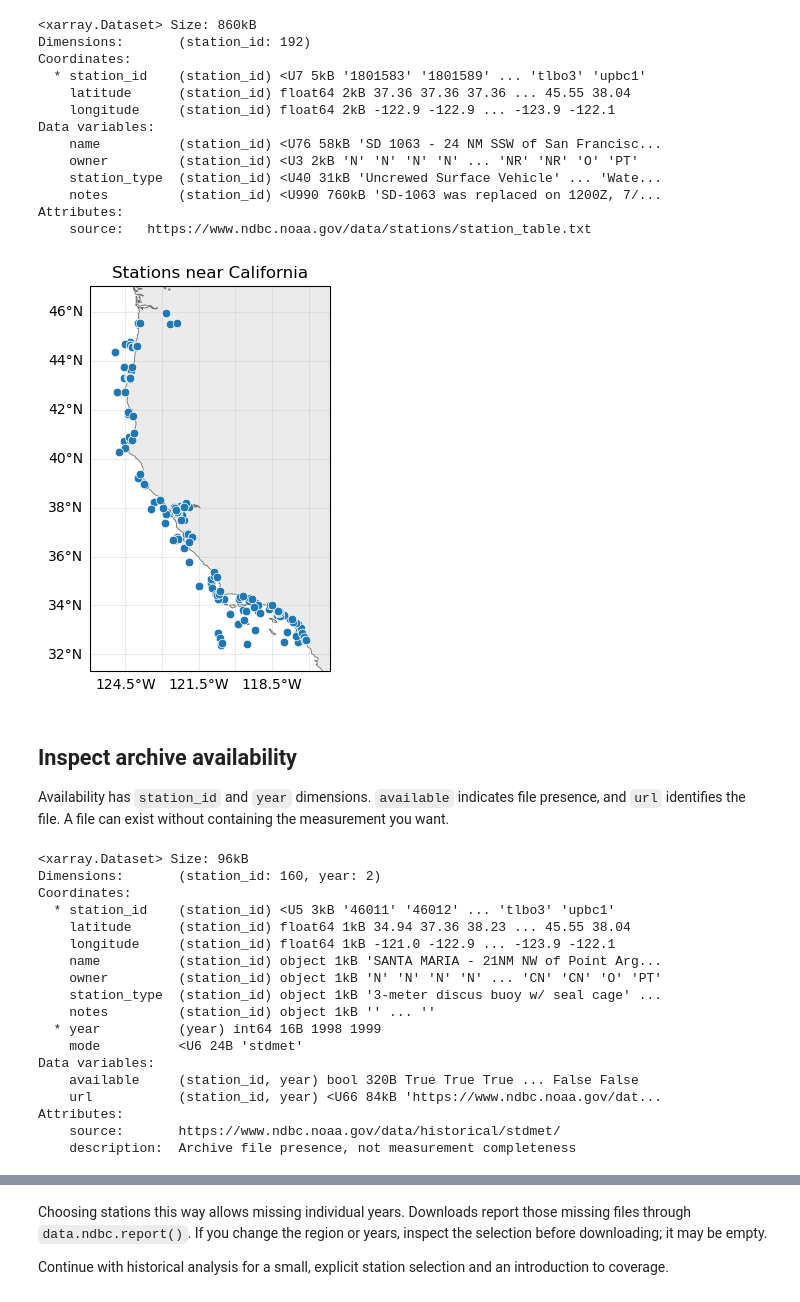
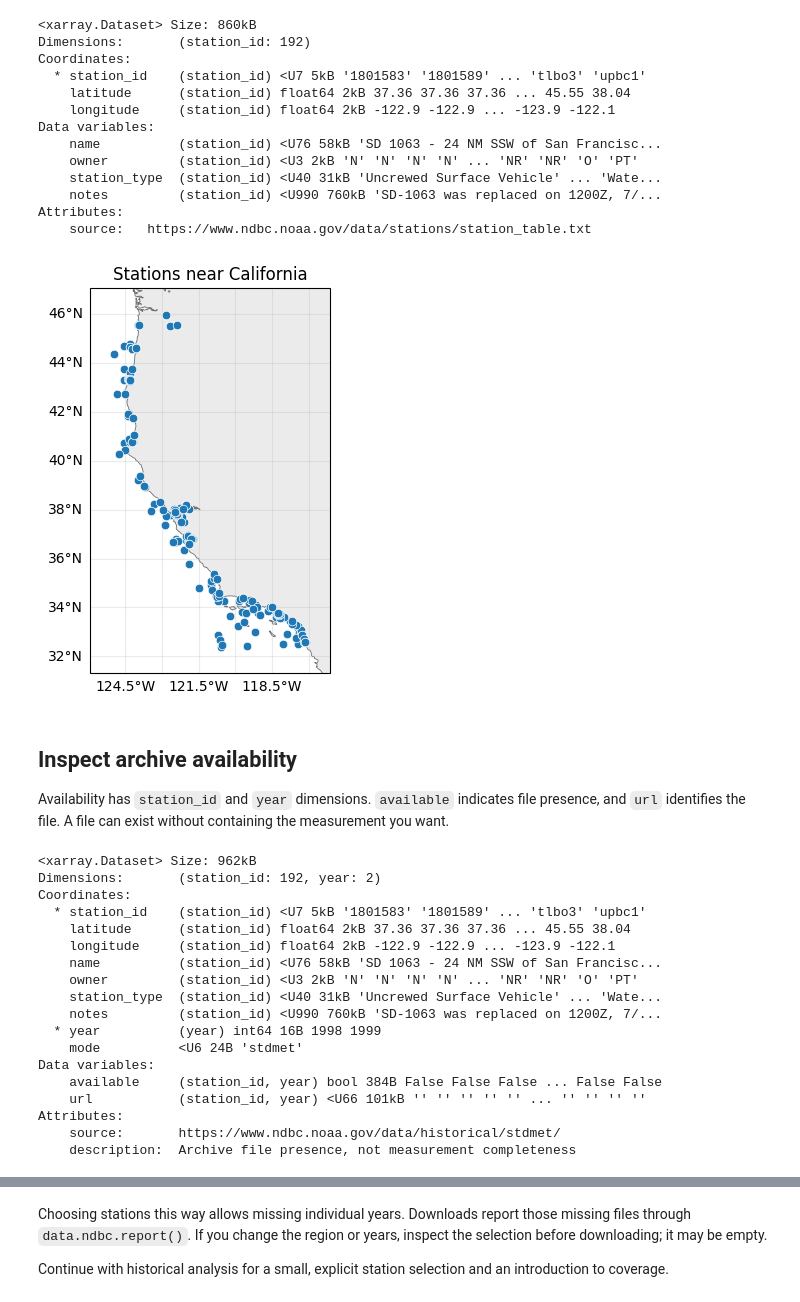
Before and after one commit to anthony-meza/xbuoy, a Jupyter notebook: examples/finding_stations.ipynb, the cells around one changed output, grey strips where cells are left out. Saved outputs shown, nothing was run; the diff lists cells and outputs as text; code cells hidden in the pictures.

Commit message:
update notes and frontend

```diff
--- a/examples/finding_stations.ipynb
+++ b/examples/finding_stations.ipynb
@@ -53,7 +37,7 @@ Bounds use four named coordinates in degrees. Here they describe a region near C
 
 These are catalog positions, which may differ from historical deployment positions.
 # %%
-region = xndbc.stations.search(bounds=bounds)
+region = xndbc.stations(bounds=bounds)
 region
 # %% [output]
 <xarray.Dataset> Size: 860kB
@@ -70,34 +54,34 @@ Data variables:
 Attributes:
     source:   https://www.ndbc.noaa.gov/data/stations/station_table.txt
 # %%
-fig, ax = xndbc.stations.plot_map(region, labels=False)
+fig, ax = region.ndbc.plot_map(labels=False)
 ax.set_title("Stations near California")
 plt.show()
 # %% [output]
-[figure, old version]
+[figure, new version]
 # %% [markdown]
 ## Inspect archive availability
 
 Availability has `station_id` and `year` dimensions. `available` indicates file presence, and `url` identifies the file. A file can exist without containing the measurement you want.
 # %%
-available = xndbc.stations.availability(bounds=bounds, years=years)
+available = region.ndbc.availability(years=years)
 available
 # %% [output]
-<xarray.Dataset> Size: 96kB
-Dimensions:       (station_id: 160, year: 2)
+<xarray.Dataset> Size: 962kB
+Dimensions:       (station_id: 192, year: 2)
 Coordinates:
-  * station_id    (station_id) <U5 3kB '46011' '46012' ... 'tlbo3' 'upbc1'
-    latitude      (station_id) float64 1kB 34.94 37.36 38.23 ... 45.55 38.04
-    longitude     (station_id) float64 1kB -121.0 -122.9 ... -123.9 -122.1
-    name          (station_id) object 1kB 'SANTA MARIA - 21NM NW of Point Arg...
-    owner         (station_id) object 1kB 'N' 'N' 'N' 'N' ... 'CN' 'CN' 'O' 'PT'
-    station_type  (station_id) object 1kB '3-meter discus buoy w/ seal cage' ...
-    notes         (station_id) object 1kB '' ... ''
+  * station_id    (station_id) <U7 5kB '1801583' '1801589' ... 'tlbo3' 'upbc1'
+    latitude      (station_id) float64 2kB 37.36 37.36 37.36 ... 45.55 38.04
+    longitude     (station_id) float64 2kB -122.9 -122.9 ... -123.9 -122.1
+    name          (station_id) <U76 58kB 'SD 1063 - 24 NM SSW of San Francisc...
+    owner         (station_id) <U3 2kB 'N' 'N' 'N' 'N' ... 'NR' 'NR' 'O' 'PT'
+    station_type  (station_id) <U40 31kB 'Uncrewed Surface Vehicle' ... 'Wate...
+    notes         (station_id) <U990 760kB 'SD-1063 was replaced on 1200Z, 7/...
   * year          (year) int64 16B 1998 1999
     mode          <U6 24B 'stdmet'
 Data variables:
-    available     (station_id, year) bool 320B True True True ... False False
-    url           (station_id, year) <U66 84kB 'https://www.ndbc.noaa.gov/dat...
+    available     (station_id, year) bool 384B False False False ... False False
+    url           (station_id, year) <U66 101kB '' '' '' '' '' ... '' '' '' ''
 Attributes:
     source:       https://www.ndbc.noaa.gov/data/historical/stdmet/
     description:  Archive file presence, not measurement completeness
```
Also changed, not shown: parts of 6 cells of this notebook, 34 other files.
